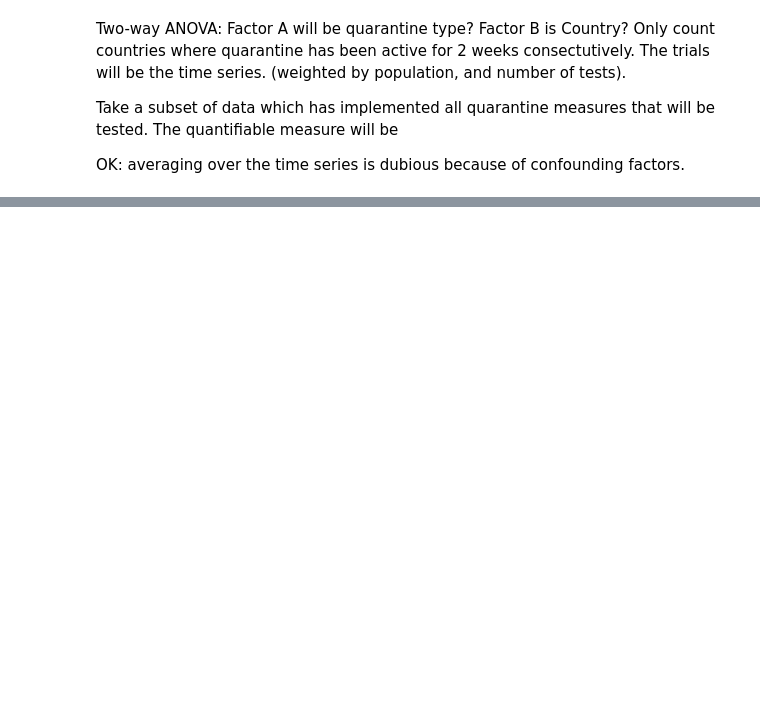
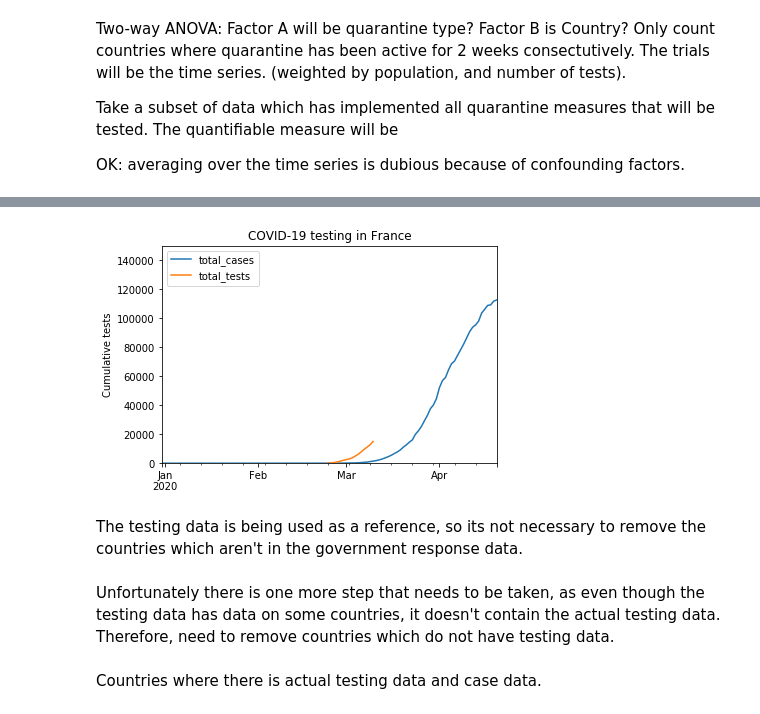
Before and after one commit to mgudorf/datsci, a Jupyter notebook: capstone2/COVID.ipynb, the cells around one changed output, grey strips where cells are left out. Drawn from its saved outputs; the diff is of its cells as text; code cells hidden in the pictures; blank space fills up the shorter version.

```diff
--- a/capstone2/COVID.ipynb
+++ b/capstone2/COVID.ipynb
@@ -241,0 +217,3 @@ pd.read_csv('./results/training_data_with_weather_info_week_4.csv').columns.toli
+# %%
+testing_multiindex_df = testing_df.set_index([testing_df.index,'date']).sort_index()
+testing_multiindex_df.head()
@@ -241,0 +266,8 @@ pd.read_csv('./results/training_data_with_weather_info_week_4.csv').columns.toli
+# %%
+_ = testing_multiindex_df.loc['France',['total_cases','total_tests']].plot()
+_ = plt.ylabel('Cumulative tests')
+_ = plt.xlabel('')
+_ = plt.title('COVID-19 testing in France')
+_ = plt.ylim([0, 150000])
+# %% [output]
+[figure, added]
@@ -241,0 +277,3 @@ pd.read_csv('./results/training_data_with_weather_info_week_4.csv').columns.toli
+# %% [markdown]
+The testing data is being used as a reference, so its not necessary to remove the countries which aren't
+in the government response data.
@@ -241,0 +283,6 @@ pd.read_csv('./results/training_data_with_weather_info_week_4.csv').columns.toli
+# %% [markdown]
+Unfortunately there is one more step that needs to be taken, as even though the testing data has data on
+some countries, it doesn't contain the actual testing data. Therefore, need to remove countries which do not
+have testing data.
+# %% [markdown]
+Countries where there is actual testing data and case data.
```
Also changed, not shown: parts of 134 cells of this notebook, 2 other files.
